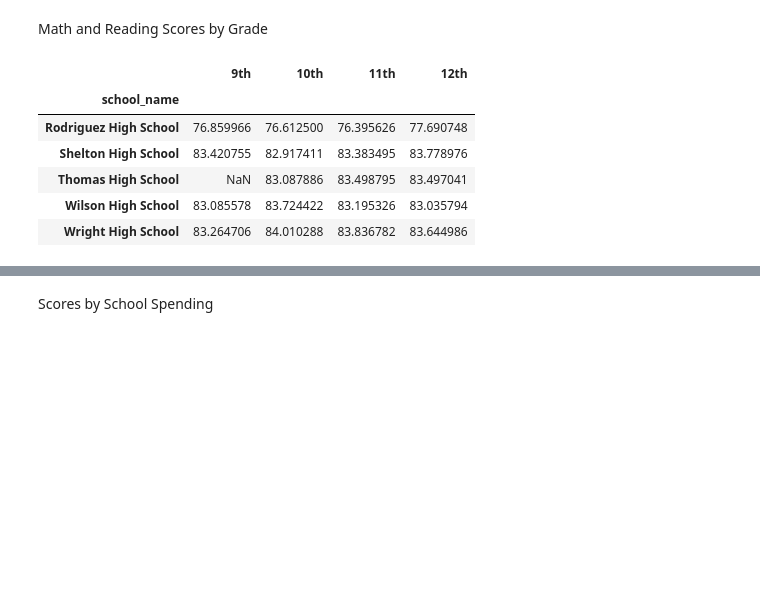
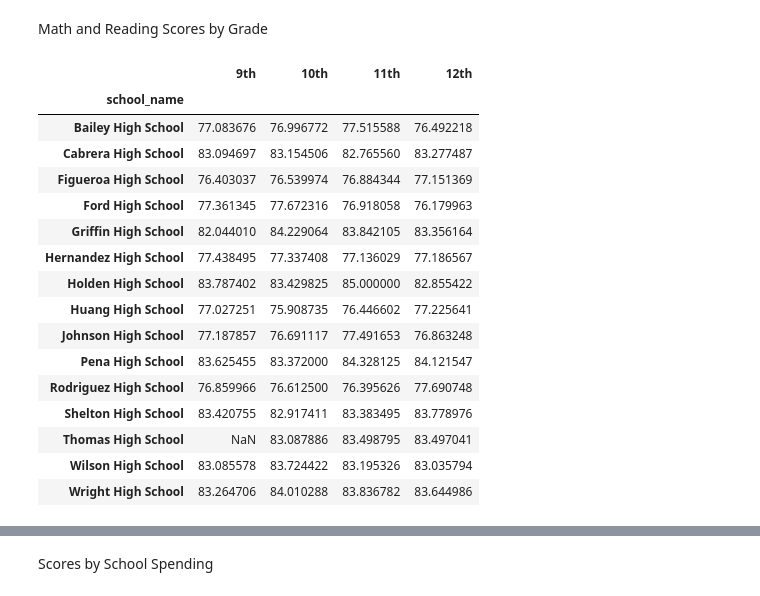
Before and after one commit to aobasuyi/School_District_Analysis, a Jupyter notebook: PyCitySchools_Challenge.ipynb, the cells around one changed output, grey strips where cells are left out. Saved outputs shown, nothing was run; the diff lists cells and outputs as text; code cells hidden in the pictures; blank space fills up the shorter version.

```diff
--- a/PyCitySchools_Challenge.ipynb
+++ b/PyCitySchools_Challenge.ipynb
@@ -320,15 +320,25 @@ twelfth_grade_reading_scores = twelfth_graders.groupby(["school_name"]).mean()["
 # %%
 # Combine each Series for average math scores by school into single data frame.
 math_scores_by_grade = pd.DataFrame({
                "9th": ninth_grade_math_scores,
                "10th": tenth_grade_math_scores,
                "11th": eleventh_grade_math_scores,
                "12th": twelfth_grade_math_scores})
 
-math_scores_by_grade.tail()
+math_scores_by_grade
 # %% [output]
 |  | 9th | 10th | 11th | 12th |
 | school_name |  |  |  |  |
+| Bailey High School | 77.083676 | 76.996772 | 77.515588 | 76.492218 |
+| Cabrera High School | 83.094697 | 83.154506 | 82.765560 | 83.277487 |
+| Figueroa High School | 76.403037 | 76.539974 | 76.884344 | 77.151369 |
+| Ford High School | 77.361345 | 77.672316 | 76.918058 | 76.179963 |
+| Griffin High School | 82.044010 | 84.229064 | 83.842105 | 83.356164 |
+| Hernandez High School | 77.438495 | 77.337408 | 77.136029 | 77.186567 |
+| Holden High School | 83.787402 | 83.429825 | 85.000000 | 82.855422 |
+| Huang High School | 77.027251 | 75.908735 | 76.446602 | 77.225641 |
+| Johnson High School | 77.187857 | 76.691117 | 77.491653 | 76.863248 |
+| Pena High School | 83.625455 | 83.372000 | 84.328125 | 84.121547 |
 | Rodriguez High School | 76.859966 | 76.612500 | 76.395626 | 77.690748 |
 | Shelton High School | 83.420755 | 82.917411 | 83.383495 | 83.778976 |
 | Thomas High School | NaN | 83.087886 | 83.498795 | 83.497041 |
```
Also changed, not shown: parts of 3 cells of this notebook.
